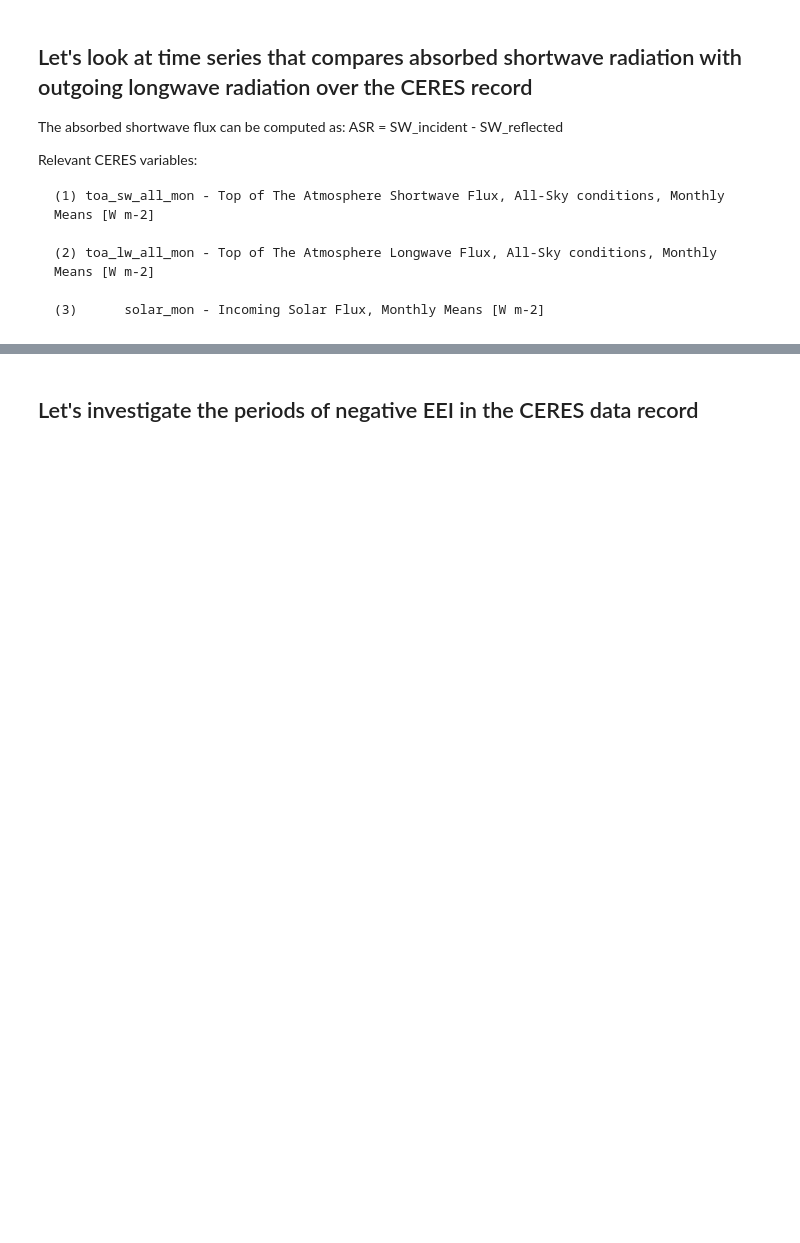
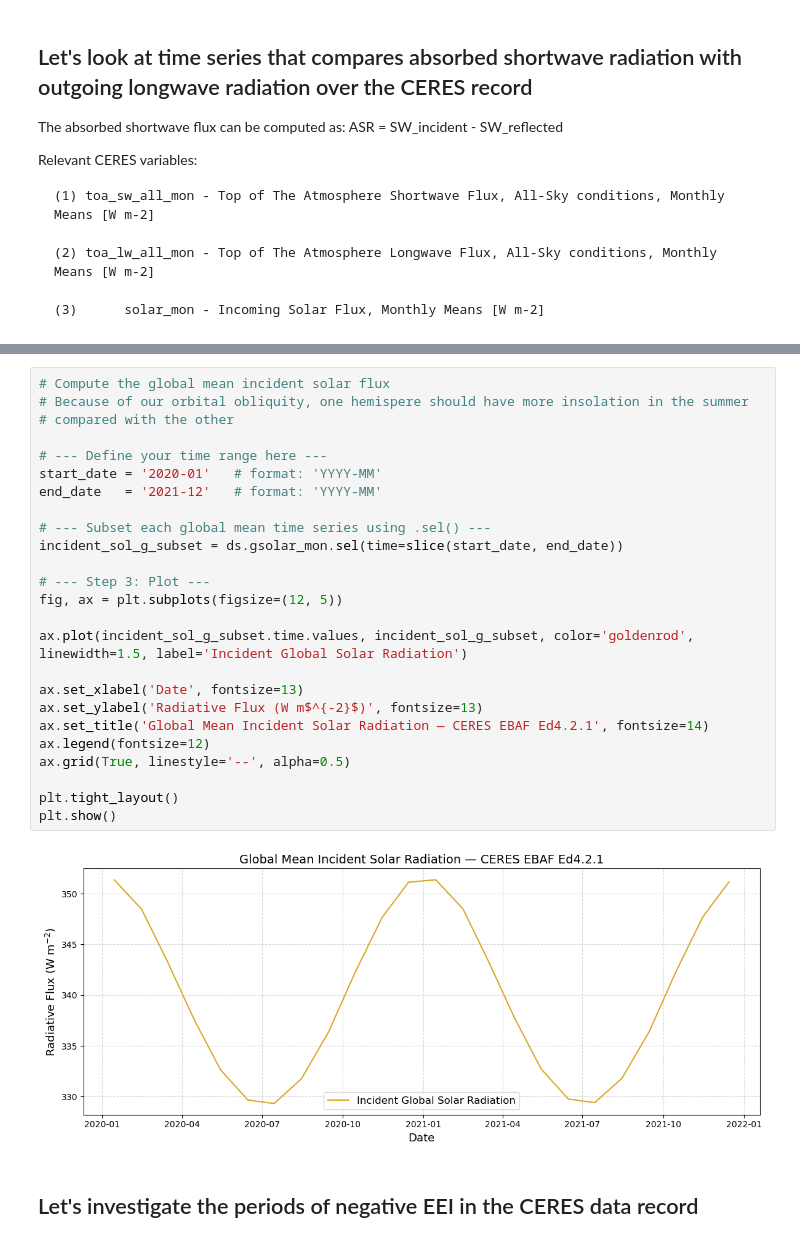
Before and after one commit to andrewjbuggee/Python-Research, a Jupyter notebook: rad_journal_club_paper/A00-CERES_EBAF_analysis_ver1.ipynb, the cells around one changed output, grey strips where cells are left out. Drawn from its saved outputs; the diff is of its cells as text; blank space fills up the shorter version.

```diff
--- a/rad_journal_club_paper/A00-CERES_EBAF_analysis_ver1.ipynb
+++ b/rad_journal_club_paper/A00-CERES_EBAF_analysis_ver1.ipynb
@@ -111,2 +170,29 @@ plt.show()
+# %%
+# Compute the global mean incident solar flux
+# Because of our orbital obliquity, one hemispere should have more insolation in the summer
+# compared with the other
+
+# --- Define your time range here ---
+start_date = '2020-01'   # format: 'YYYY-MM'
+end_date   = '2021-12'   # format: 'YYYY-MM'
+
+# --- Subset each global mean time series using .sel() ---
+incident_sol_g_subset = ds.gsolar_mon.sel(time=slice(start_date, end_date))
+
+# --- Step 3: Plot ---
+fig, ax = plt.subplots(figsize=(12, 5))
+
+ax.plot(incident_sol_g_subset.time.values, incident_sol_g_subset, color='goldenrod', linewidth=1.5, label='Incident Global Solar Radiation')
+
+ax.set_xlabel('Date', fontsize=13)
+ax.set_ylabel('Radiative Flux (W m$^{-2}$)', fontsize=13)
+ax.set_title('Global Mean Incident Solar Radiation — CERES EBAF Ed4.2.1', fontsize=14)
+ax.legend(fontsize=12)
+ax.grid(True, linestyle='--', alpha=0.5)
+
+plt.tight_layout()
+plt.show()
+# %% [output]
+[figure, added]
 # %% [markdown]
 ## Let's investigate the periods of negative EEI in the CERES data record
```
Also changed, not shown: parts of 5 cells of this notebook.
